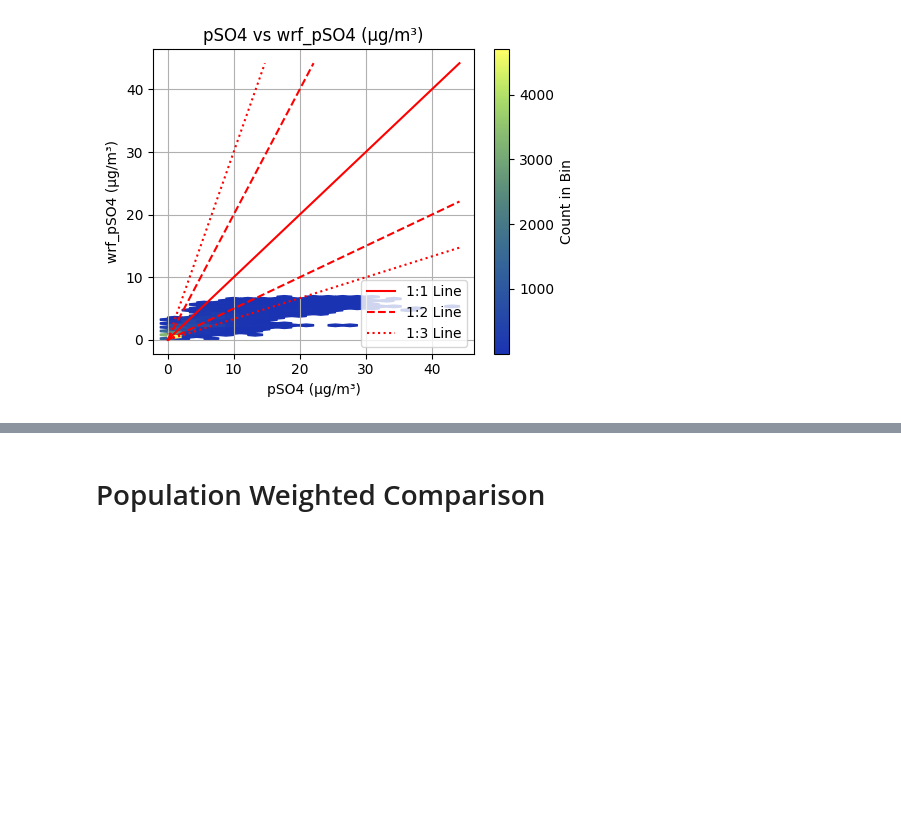
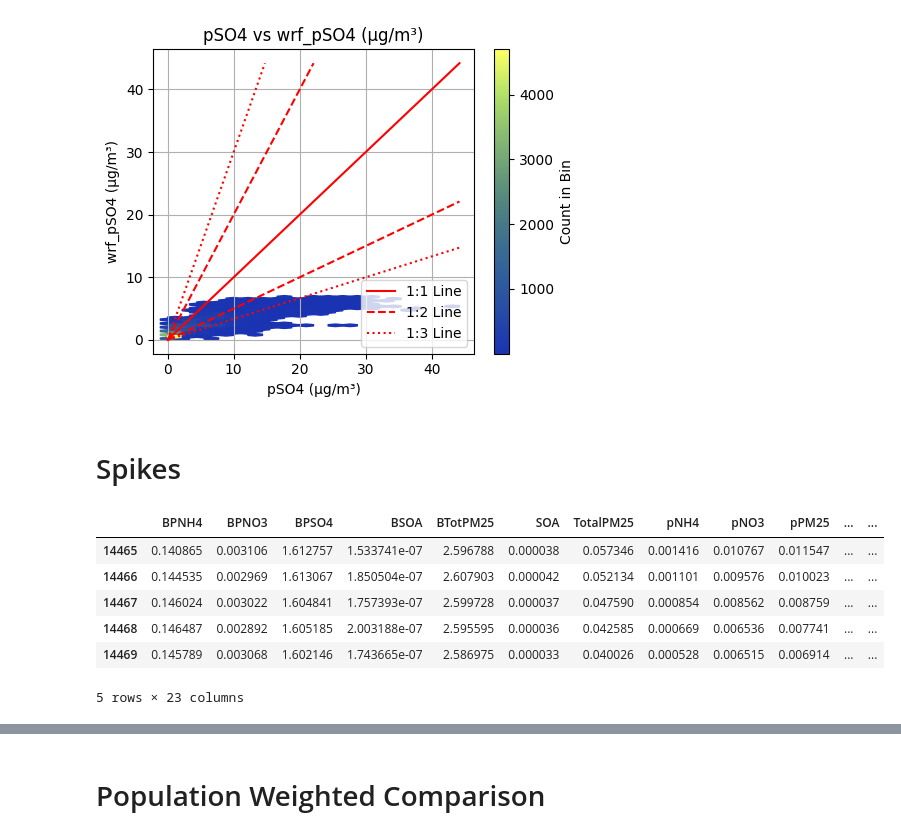
Before and after one commit to lrojasm407/PAVITRA, a Jupyter notebook: Validation for year emissions V3 - Year .ipynb, the cells around one changed output, grey strips where cells are left out. Saved outputs shown, nothing was run; the diff lists cells and outputs as text; code cells hidden in the pictures; blank space fills up the shorter version.

```diff
--- a/Validation for year emissions V3 - Year .ipynb
+++ b/Validation for year emissions V3 - Year .ipynb
@@ -509,3 +509,15 @@ plot_hexbin_with_lines(sorted_inmap_gdf, 'pNO3', 'wrf_pNO3', gridsize=20)
 plot_hexbin_with_lines(sorted_inmap_gdf, 'pSO4', 'wrf_pSO4', gridsize=20)
 # %% [output]
 [figure]
+# %% [markdown]
+# Spikes
+# %%
+sorted_inmap_gdf.head()
+# %% [output]
+|  | BPNH4 | BPNO3 | BPSO4 | BSOA | BTotPM25 | SOA | TotalPM25 | pNH4 | pNO3 | pPM25 | ... | ... |
+| 14465 | 0.140865 | 0.003106 | 1.612757 | 1.533741e-07 | 2.596788 | 0.000038 | 0.057346 | 0.001416 | 0.010767 | 0.011547 | ... | ... |
+| 14466 | 0.144535 | 0.002969 | 1.613067 | 1.850504e-07 | 2.607903 | 0.000042 | 0.052134 | 0.001101 | 0.009576 | 0.010023 | ... | ... |
+| 14467 | 0.146024 | 0.003022 | 1.604841 | 1.757393e-07 | 2.599728 | 0.000037 | 0.047590 | 0.000854 | 0.008562 | 0.008759 | ... | ... |
+| 14468 | 0.146487 | 0.002892 | 1.605185 | 2.003188e-07 | 2.595595 | 0.000036 | 0.042585 | 0.000669 | 0.006536 | 0.007741 | ... | ... |
+| 14469 | 0.145789 | 0.003068 | 1.602146 | 1.743665e-07 | 2.586975 | 0.000033 | 0.040026 | 0.000528 | 0.006515 | 0.006914 | ... | ... |
+5 rows × 23 columns
```
Also changed, not shown: parts of 3 cells of this notebook, 2 other files.
